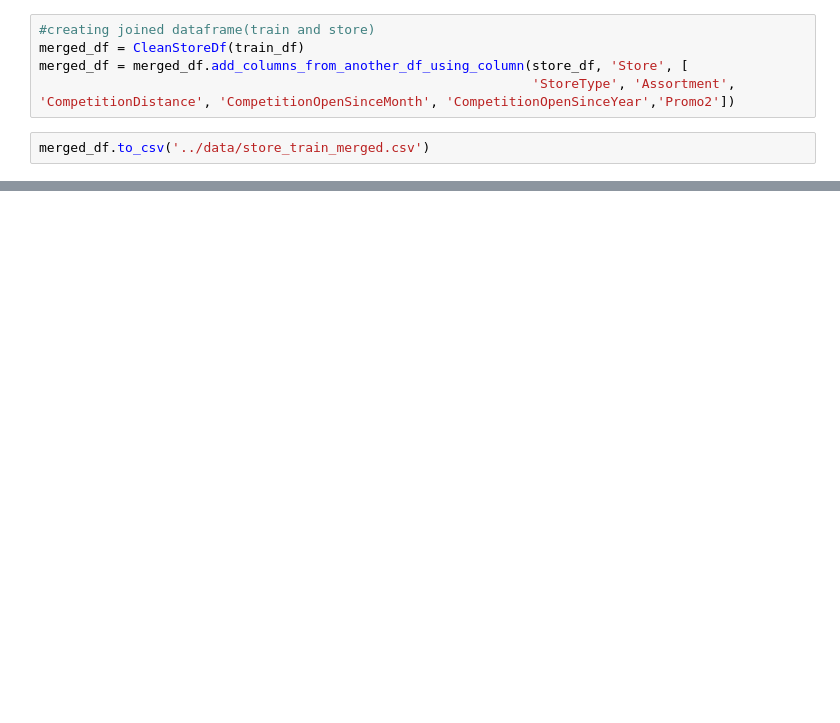
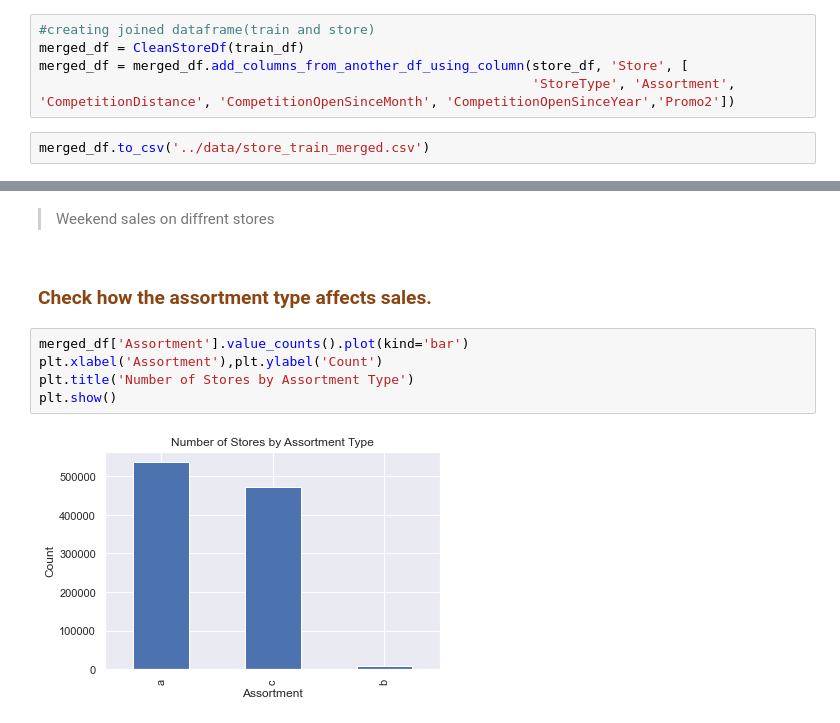
Before and after one commit to Melak2017/Pharmaceutical-Sales-Prediction-, a Jupyter notebook: notebooks/data_exploration.ipynb, the cells around one changed output, grey strips where cells are left out. Cells and saved outputs as stored; diff of their text form; blank space fills up the shorter version.

Commit message:
sales beased on store assortment

```diff
--- a/notebooks/data_exploration.ipynb
+++ b/notebooks/data_exploration.ipynb
@@ -626,0 +625,11 @@ weekend.groupby('Store').agg({'Sales':'mean'}).sort_values(by='Sales',ascending=
+# %% [markdown]
+>Weekend sales on diffrent stores
+# %% [markdown]
+### <font color='saddlebrown'>Check how the assortment type affects sales.</font>
+# %%
+merged_df['Assortment'].value_counts().plot(kind='bar')
+plt.xlabel('Assortment'),plt.ylabel('Count')
+plt.title('Number of Stores by Assortment Type')
+plt.show()
+# %% [output]
+[figure, added]
```
Also changed, not shown: parts of 79 cells of this notebook.
